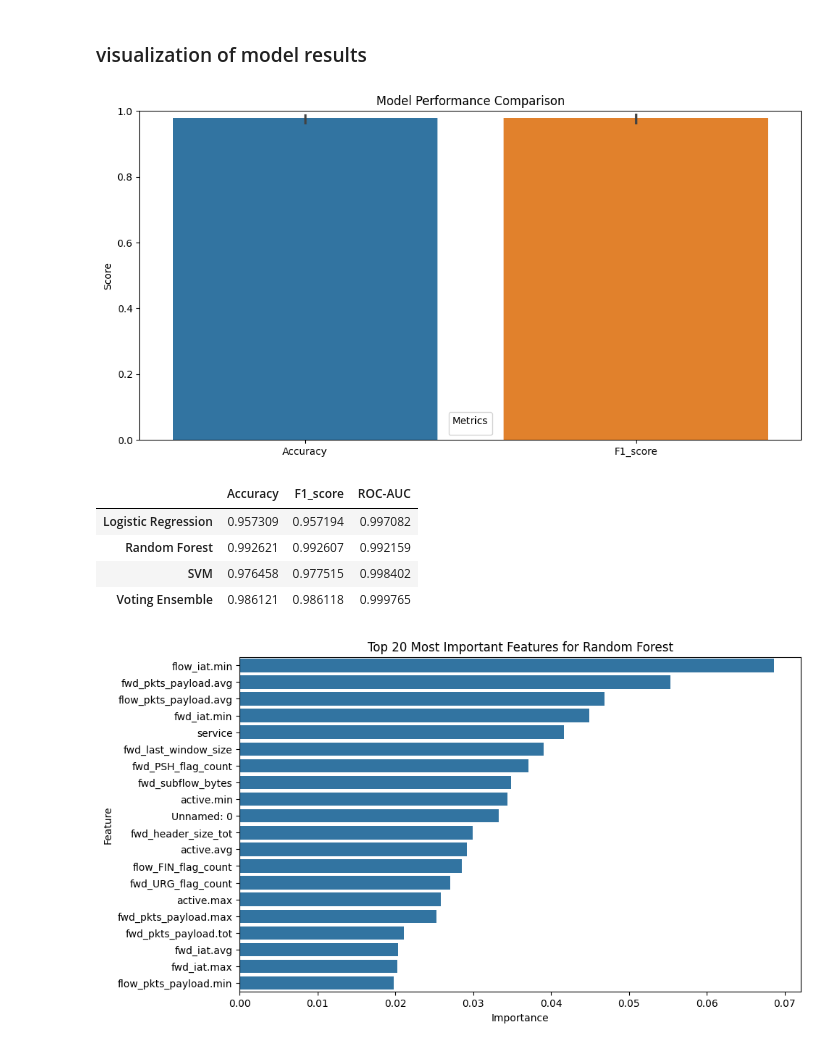
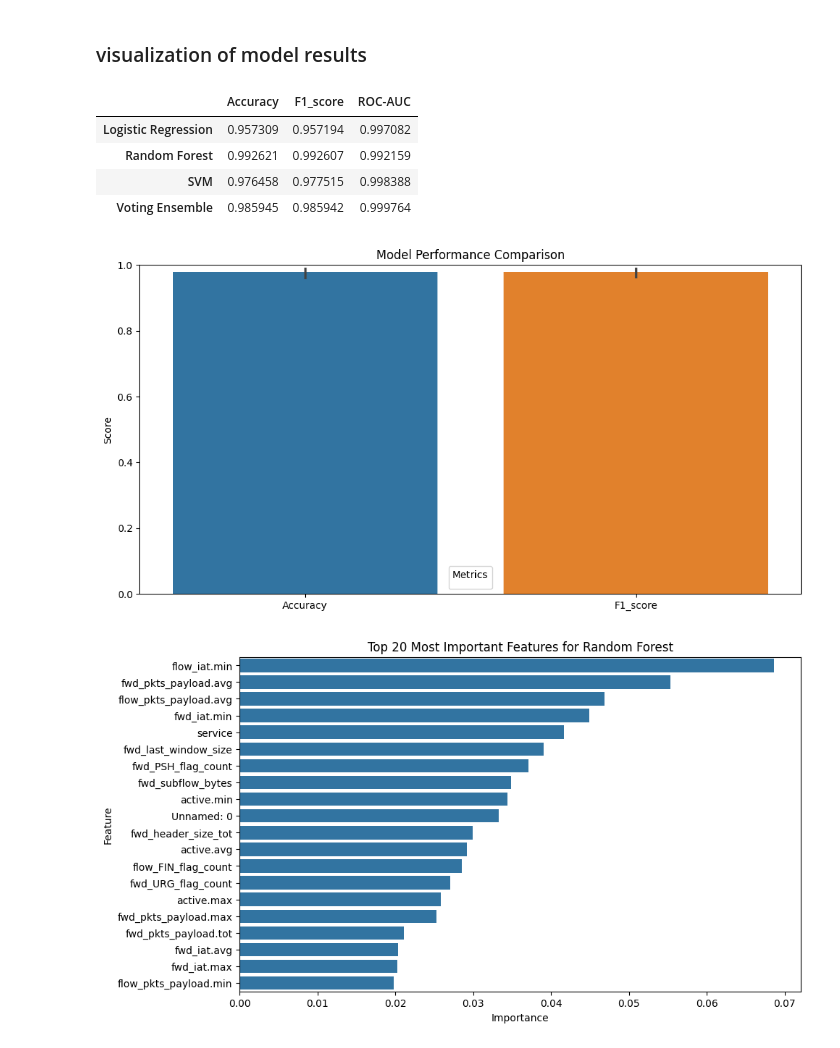
Before and after one commit to Andriguez/Machine-Learning-Project, a Jupyter notebook: notebook/project-notebook_v2.ipynb, the cells around one changed output. Drawn from its saved outputs; the diff is of its cells as text; code cells hidden in the pictures.

Commit message:
results submission

```diff
--- a/notebook/project-notebook_v2.ipynb
+++ b/notebook/project-notebook_v2.ipynb
@@ -503,10 +530,11 @@ print("Best RF params:", grid_rf.best_params_)
 Fitting 3 folds for each of 8 candidates, totalling 24 fits
 Best RF params: {'max_depth': None, 'min_samples_split': 2, 'n_estimators': 200}
 # %%
+# Tuning hyperparameters of SVM model with GridSearchCV
 param_grid_svm = {
-    'C': [1, 10],
+    'C': [0.1, 1, 10],
     'kernel': ['rbf'],
-    'gamma': ['scale']
+    'gamma': ['scale', 'auto']
 }
 
 grid_svm = GridSearchCV(
@@ -520,5 +548,7 @@ grid_svm = GridSearchCV(
 
 grid_svm.fit(X_train_scaled, y_train)
 best_svm = grid_svm.best_estimator_
+
+# Displaying best SVM parameters results
 print("Best SVM params:", grid_svm.best_params_)
 # %% [output]
@@ -571,41 +602,45 @@ ROC-AUC: 0.999764585721385
 # %%
 model_results = {}
 
+# function to compute and store model results
 def store_results(name, model, X, y_true):
-    """Compute key metrics and store them in a central dictionary."""
     y_pred = model.predict(X)
     y_proba = model.predict_proba(X)
 
     model_results[name] = {
         "Accuracy": accuracy_score(y_true, y_pred),
         "F1_score": f1_score(y_true, y_pred, average='weighted'),
         "ROC-AUC": roc_auc_score(y_true, y_proba, multi_class='ovr')
     }
 
 # Store performances
 store_results("Logistic Regression", grid_lr.best_estimator_, X_test_scaled, y_test)
 store_results("Random Forest", best_rf, X_test_scaled, y_test)
 store_results("SVM", best_svm, X_test_scaled, y_test)
 store_results("Voting Ensemble", voting_model, X_test_scaled, y_test)
 
 model_results
 
-results_df = pd.DataFrame(model_results).T  # to table form
+# results converted to table form
+results_df = pd.DataFrame(model_results).T
 
-plt.figure(figsize=(12,6))
-sns.barplot(data=results_df.iloc[:, :2])  # Accuracy and F1 first
-plt.title("Model Performance Comparison")
-plt.ylabel("Score")
-plt.ylim(0, 1)
-plt.legend(title="Metrics")
-plt.show()
-
+#displaying results table
 results_df
 # %% [output]
-[figure, removed]
 |  | Accuracy | F1_score | ROC-AUC |
 | Logistic Regression | 0.957309 | 0.957194 | 0.997082 |
 | Random Forest | 0.992621 | 0.992607 | 0.992159 |
-| SVM | 0.976458 | 0.977515 | 0.998402 |
-| Voting Ensemble | 0.986121 | 0.986118 | 0.999765 |
+| SVM | 0.976458 | 0.977515 | 0.998388 |
+| Voting Ensemble | 0.985945 | 0.985942 | 0.999764 |
+# %%
+#visualizing Accuracy and F1-score comparison
+plt.figure(figsize=(12,6))
+sns.barplot(data=results_df.iloc[:, :2])
+plt.title("Model Performance Comparison")
+plt.ylabel("Score")
+plt.ylim(0, 1)
+plt.legend(title="Metrics")
+plt.show()
+# %% [output]
+[figure, added]
 # %%
```
Also changed, not shown: parts of 27 cells of this notebook, 7 other files.
